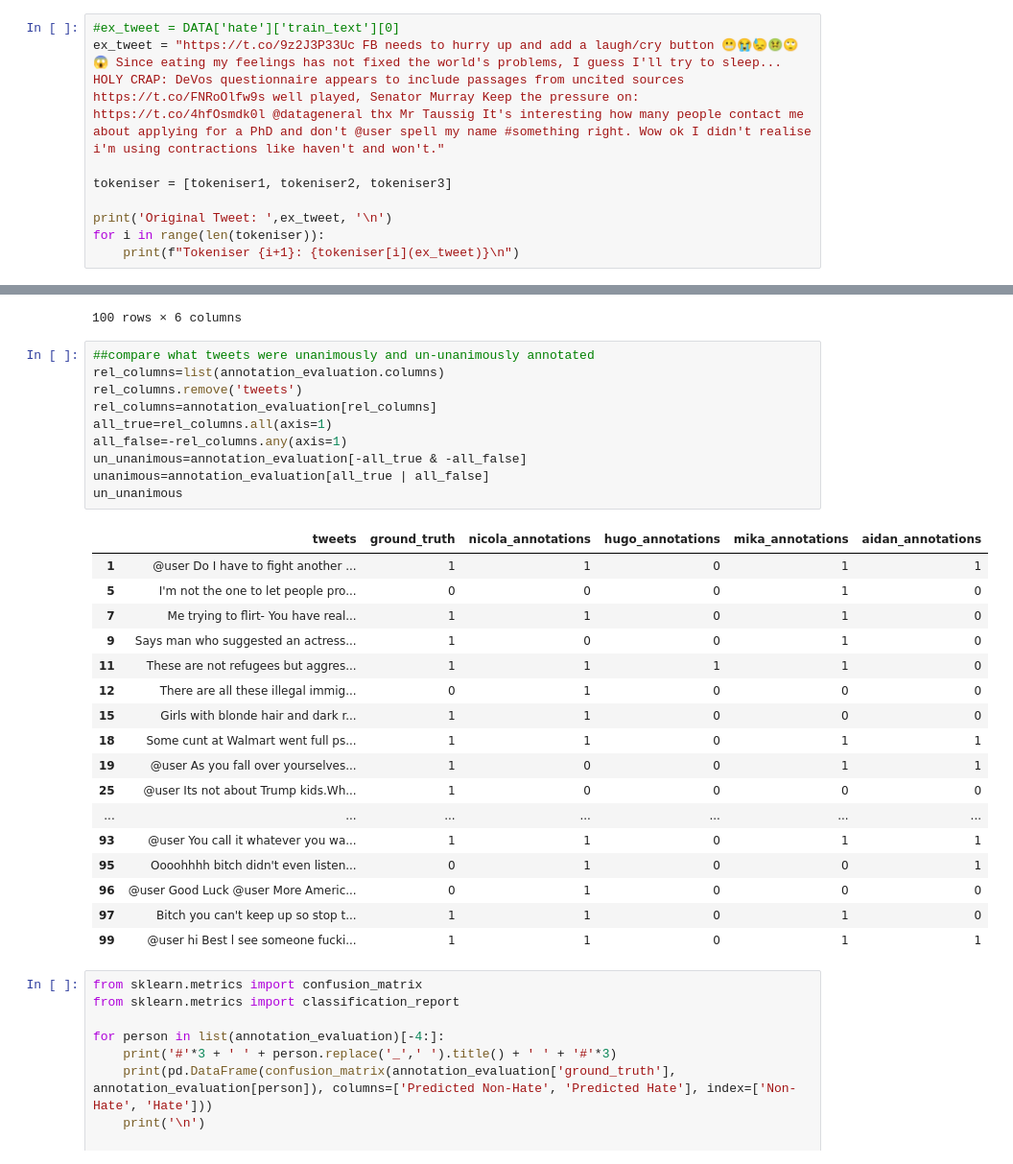
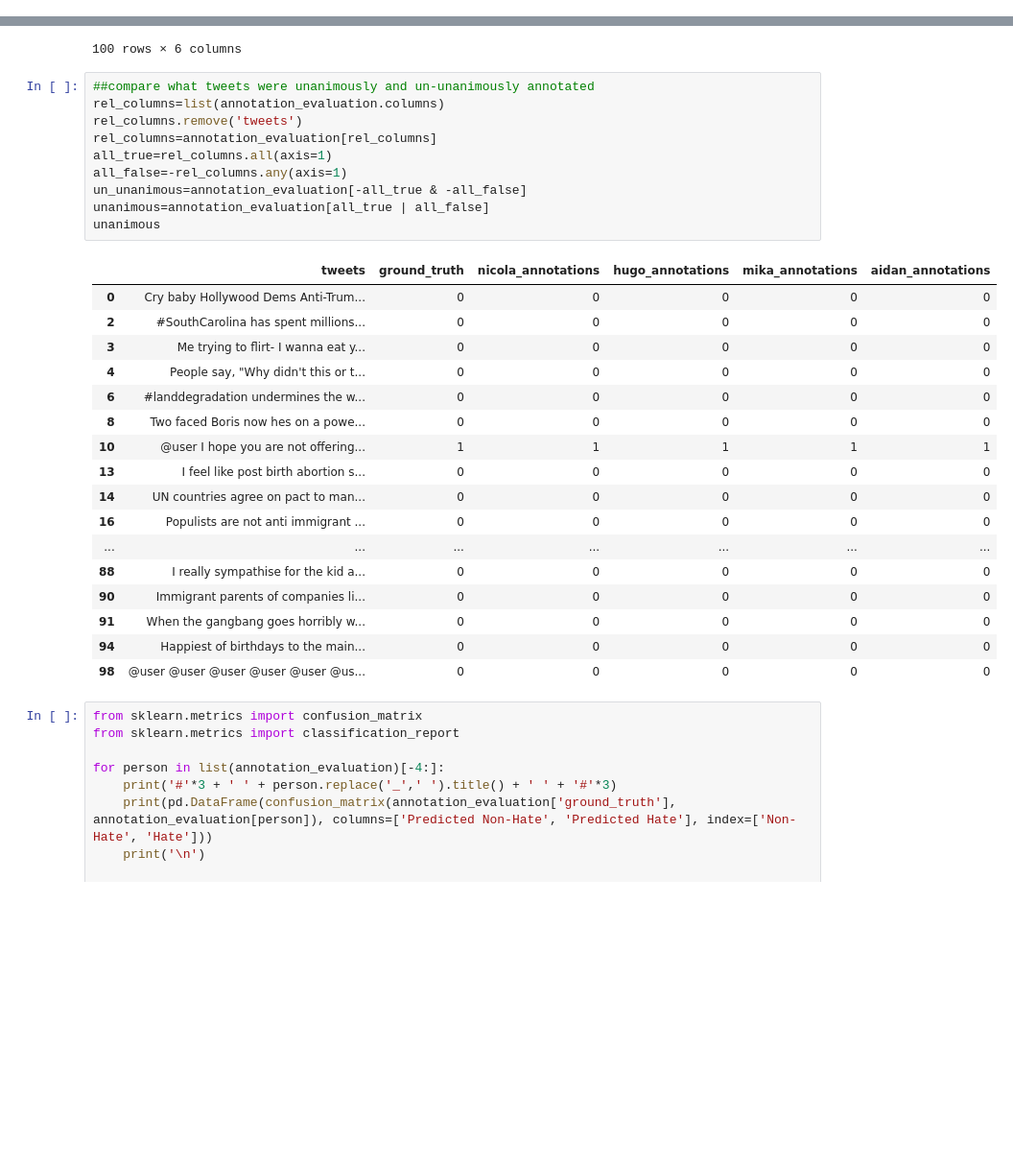
Before and after one commit to jonas-mika/twitter-hatespeech-detection, a Jupyter notebook: notebooks/project4.ipynb, the cells around one changed output, grey strips where cells are left out. Shown: that part at 96% size. Cells and saved outputs as stored; diff of their text form; blank space fills up the shorter version.

```diff
--- a/notebooks/project4.ipynb
+++ b/notebooks/project4.ipynb
@@ -241,9 +191,0 @@ def tokeniser4(line):
-# %%
-#ex_tweet = DATA['hate']['train_text'][0]
-ex_tweet = "https://t.co/9z2J3P33Uc FB needs to hurry up and add a laugh/cry button 😬😭😓🤢🙄😱 Since eating my feelings has not fixed the world's problems, I guess I'll try to sleep... HOLY CRAP: DeVos questionnaire appears to include passages from uncited sources https://t.co/FNRoOlfw9s well played, Senator Murray Keep the pressure on: https://t.co/4hfOsmdk0l @datageneral thx Mr Taussig It's interesting how many people contact me about applying for a PhD and don't @user spell my name #something right. Wow ok I didn't realise i'm using contractions like haven't and won't."
-
-tokeniser = [tokeniser1, tokeniser2, tokeniser3]
-
-print('Original Tweet: ',ex_tweet, '\n')
-for i in range(len(tokeniser)):
-    print(f"Tokeniser {i+1}: {tokeniser[i](ex_tweet)}\n")
@@ -672,31 +567,31 @@ annotation_evaluation
 # %%
 ##compare what tweets were unanimously and un-unanimously annotated
 rel_columns=list(annotation_evaluation.columns)
 rel_columns.remove('tweets')
 rel_columns=annotation_evaluation[rel_columns]
 all_true=rel_columns.all(axis=1)
 all_false=-rel_columns.any(axis=1)
 un_unanimous=annotation_evaluation[-all_true & -all_false]
 unanimous=annotation_evaluation[all_true | all_false]
-un_unanimous
+unanimous
 # %% [output]
 |  | tweets | ground_truth | nicola_annotations | hugo_annotations | mika_annotations | aidan_annotations |
-| 1 | @user Do I have to fight another ... | 1 | 1 | 0 | 1 | 1 |
-| 5 | I'm not the one to let people pro... | 0 | 0 | 0 | 1 | 0 |
-| 7 | Me trying to flirt- You have real... | 1 | 1 | 0 | 1 | 0 |
-| 9 | Says man who suggested an actress... | 1 | 0 | 0 | 1 | 0 |
-| 11 | These are not refugees but aggres... | 1 | 1 | 1 | 1 | 0 |
-| 12 | There are all these illegal immig... | 0 | 1 | 0 | 0 | 0 |
-| 15 | Girls with blonde hair and dark r... | 1 | 1 | 0 | 0 | 0 |
-| 18 | Some cunt at Walmart went full ps... | 1 | 1 | 0 | 1 | 1 |
-| 19 | @user As you fall over yourselves... | 1 | 0 | 0 | 1 | 1 |
-| 25 | @user Its not about Trump kids.Wh... | 1 | 0 | 0 | 0 | 0 |
+| 0 | Cry baby Hollywood Dems Anti-Trum... | 0 | 0 | 0 | 0 | 0 |
+| 2 | #SouthCarolina has spent millions... | 0 | 0 | 0 | 0 | 0 |
+| 3 | Me trying to flirt- I wanna eat y... | 0 | 0 | 0 | 0 | 0 |
+| 4 | People say, "Why didn't this or t... | 0 | 0 | 0 | 0 | 0 |
+| 6 | #landdegradation undermines the w... | 0 | 0 | 0 | 0 | 0 |
+| 8 | Two faced Boris now hes on a powe... | 0 | 0 | 0 | 0 | 0 |
+| 10 | @user I hope you are not offering... | 1 | 1 | 1 | 1 | 1 |
+| 13 | I feel like post birth abortion s... | 0 | 0 | 0 | 0 | 0 |
+| 14 | UN countries agree on pact to man... | 0 | 0 | 0 | 0 | 0 |
+| 16 | Populists are not anti immigrant ... | 0 | 0 | 0 | 0 | 0 |
 | ... | ... | ... | ... | ... | ... | ... |
-| 93 | @user You call it whatever you wa... | 1 | 1 | 0 | 1 | 1 |
-| 95 | Oooohhhh bitch didn't even listen... | 0 | 1 | 0 | 0 | 1 |
-| 96 | @user Good Luck @user More Americ... | 0 | 1 | 0 | 0 | 0 |
-| 97 | Bitch you can't keep up so stop t... | 1 | 1 | 0 | 1 | 0 |
-| 99 | @user hi Best l see someone fucki... | 1 | 1 | 0 | 1 | 1 |
+| 88 | I really sympathise for the kid a... | 0 | 0 | 0 | 0 | 0 |
+| 90 | Immigrant parents of companies li... | 0 | 0 | 0 | 0 | 0 |
+| 91 | When the gangbang goes horribly w... | 0 | 0 | 0 | 0 | 0 |
+| 94 | Happiest of birthdays to the main... | 0 | 0 | 0 | 0 | 0 |
+| 98 | @user @user @user @user @user @us... | 0 | 0 | 0 | 0 | 0 |
 # %%
 from sklearn.metrics import confusion_matrix
 from sklearn.metrics import classification_report
```
Also changed, not shown: parts of 46 cells of this notebook.
